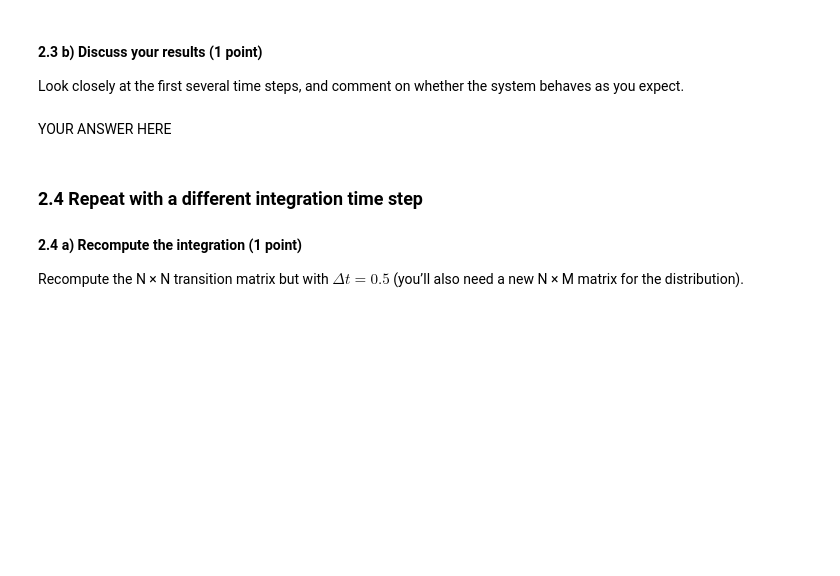
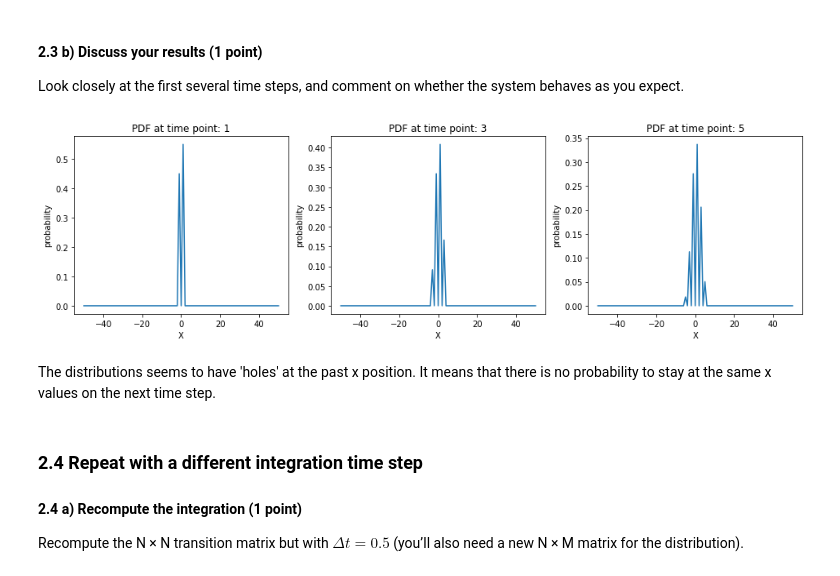
Before and after one commit to bramantyois/mhbf, a Jupyter notebook: week_06/decision-making-II.ipynb, the cells around one changed output. Drawn from its saved outputs; the diff is of its cells as text; code cells hidden in the pictures; blank space fills up the shorter version.

```diff
--- a/week_06/decision-making-II.ipynb
+++ b/week_06/decision-making-II.ipynb
@@ -316,5 +354,23 @@ raise NotImplementedError()
-# %% [markdown]
-YOUR ANSWER HERE
+# %%
+# YOUR CODE HERE
+
+plt.figure(figsize=(16, 4))
+
+ax1 = plt.subplot(1,3,1)
+ax2 = plt.subplot(1,3,2)
+ax3 = plt.subplot(1,3,3)
+
+axes = [ax1, ax2, ax3]
+slices = [1, 3, 5]
+for i, ax in enumerate(axes):
+    ax.plot(np.flip(xs), P2[:,slices[i]])
+    ax.set_title('PDF at time point: {}'.format(slices[i]))
+    ax.set_xlabel('X')
+    ax.set_ylabel('probability')
+# %% [output]
+[figure, added]
+# %% [markdown]
+The distributions seems to have 'holes' at the past x position. It means that there is no probability to stay at the same x values on the next time step.
 # %% [markdown]
 ### 2.4 Repeat with a different integration time step
 
```
Also changed, not shown: parts of 33 cells of this notebook.
